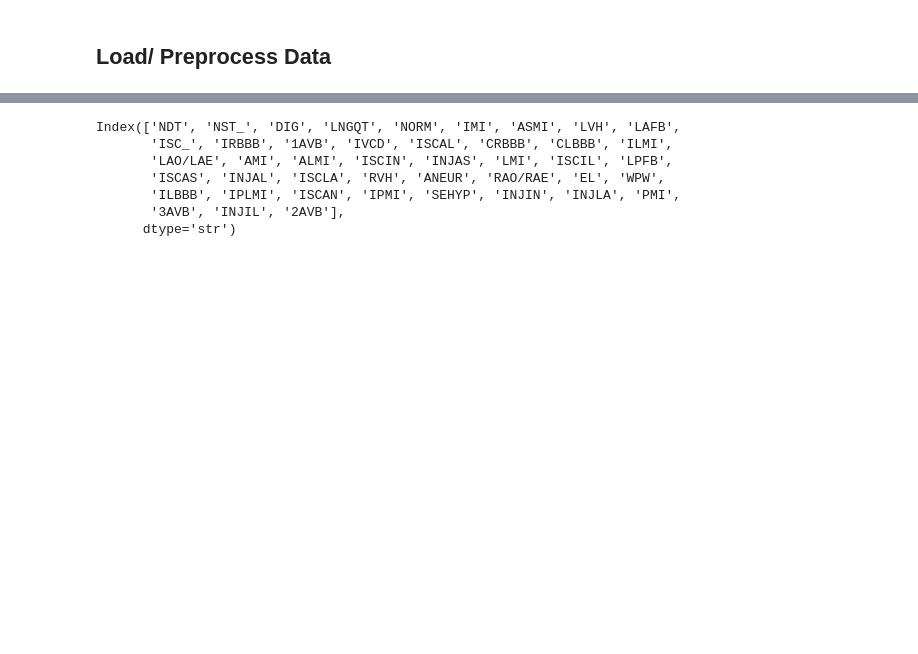
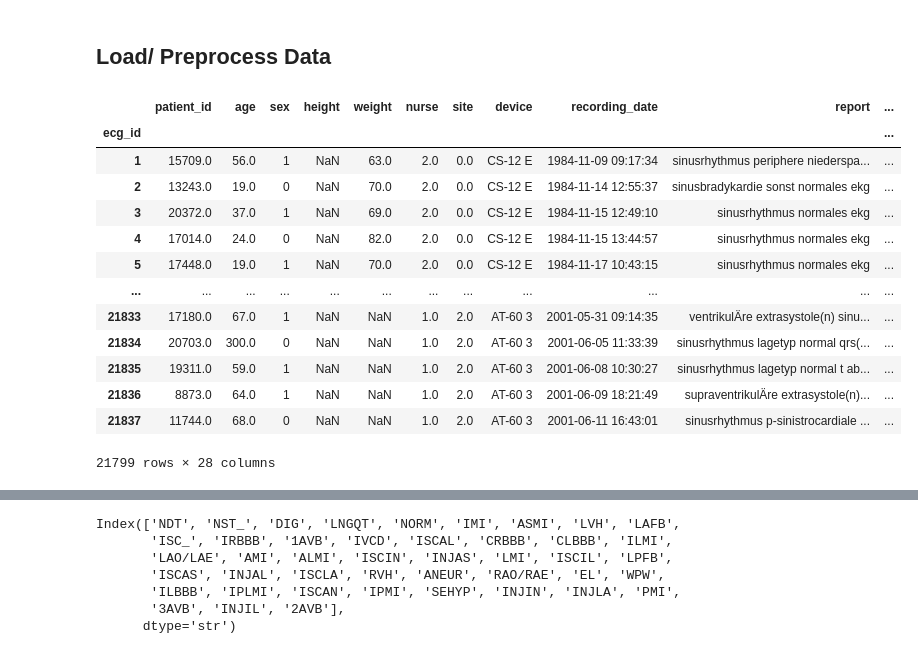
Before and after one commit to Omarcione/deep-learning-ecg-classification, a Jupyter notebook: tyler-first-attemp.ipynb, the cells around one changed output, grey strips where cells are left out. Drawn from its saved outputs; the diff is of its cells as text; code cells hidden in the pictures; blank space fills up the shorter version.

```diff
--- a/tyler-first-attemp.ipynb
+++ b/tyler-first-attemp.ipynb
@@ -48,3 +48,21 @@ def aggregate_diagnostic(y_dic):
 
 # Apply diagnostic superclass and encoding multilabel
 Y['diagnostic_superclass'] = Y.scp_codes.apply(aggregate_diagnostic).apply(encode_multilabel)
+# %%
+Y["diagnostic_superclass"]
+Y
+# %% [output]
+|  | patient_id | age | sex | height | weight | nurse | site | device | recording_date | report | ... |
+| ecg_id |  |  |  |  |  |  |  |  |  |  | ... |
+| 1 | 15709.0 | 56.0 | 1 | NaN | 63.0 | 2.0 | 0.0 | CS-12 E | 1984-11-09 09:17:34 | sinusrhythmus periphere niederspa... | ... |
+| 2 | 13243.0 | 19.0 | 0 | NaN | 70.0 | 2.0 | 0.0 | CS-12 E | 1984-11-14 12:55:37 | sinusbradykardie sonst normales ekg | ... |
+| 3 | 20372.0 | 37.0 | 1 | NaN | 69.0 | 2.0 | 0.0 | CS-12 E | 1984-11-15 12:49:10 | sinusrhythmus normales ekg | ... |
+| 4 | 17014.0 | 24.0 | 0 | NaN | 82.0 | 2.0 | 0.0 | CS-12 E | 1984-11-15 13:44:57 | sinusrhythmus normales ekg | ... |
+| 5 | 17448.0 | 19.0 | 1 | NaN | 70.0 | 2.0 | 0.0 | CS-12 E | 1984-11-17 10:43:15 | sinusrhythmus normales ekg | ... |
+| ... | ... | ... | ... | ... | ... | ... | ... | ... | ... | ... | ... |
+| 21833 | 17180.0 | 67.0 | 1 | NaN | NaN | 1.0 | 2.0 | AT-60 3 | 2001-05-31 09:14:35 | ventrikulÄre extrasystole(n) sinu... | ... |
+| 21834 | 20703.0 | 300.0 | 0 | NaN | NaN | 1.0 | 2.0 | AT-60 3 | 2001-06-05 11:33:39 | sinusrhythmus lagetyp normal qrs(... | ... |
+| 21835 | 19311.0 | 59.0 | 1 | NaN | NaN | 1.0 | 2.0 | AT-60 3 | 2001-06-08 10:30:27 | sinusrhythmus lagetyp normal t ab... | ... |
+| 21836 | 8873.0 | 64.0 | 1 | NaN | NaN | 1.0 | 2.0 | AT-60 3 | 2001-06-09 18:21:49 | supraventrikulÄre extrasystole(n)... | ... |
+| 21837 | 11744.0 | 68.0 | 0 | NaN | NaN | 1.0 | 2.0 | AT-60 3 | 2001-06-11 16:43:01 | sinusrhythmus p-sinistrocardiale ... | ... |
+21799 rows × 28 columns
```
Also changed, not shown: parts of 8 cells of this notebook.
